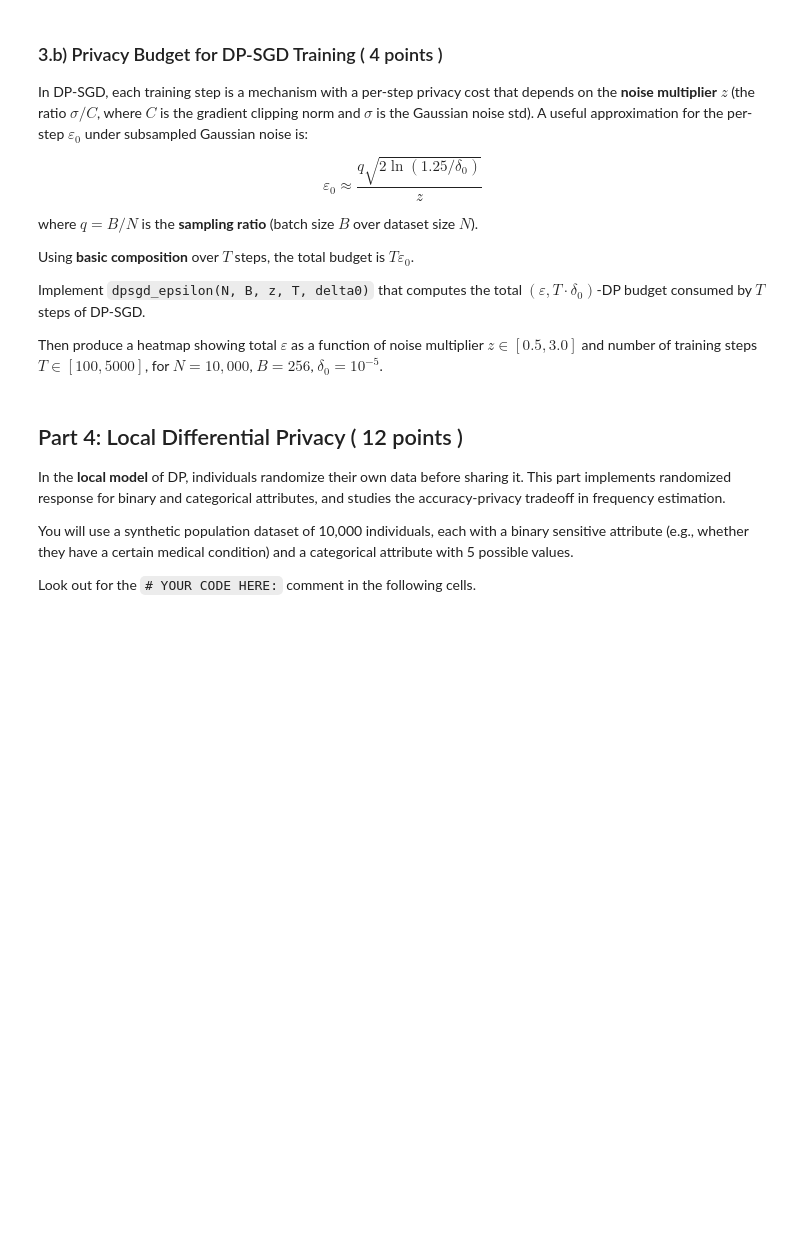
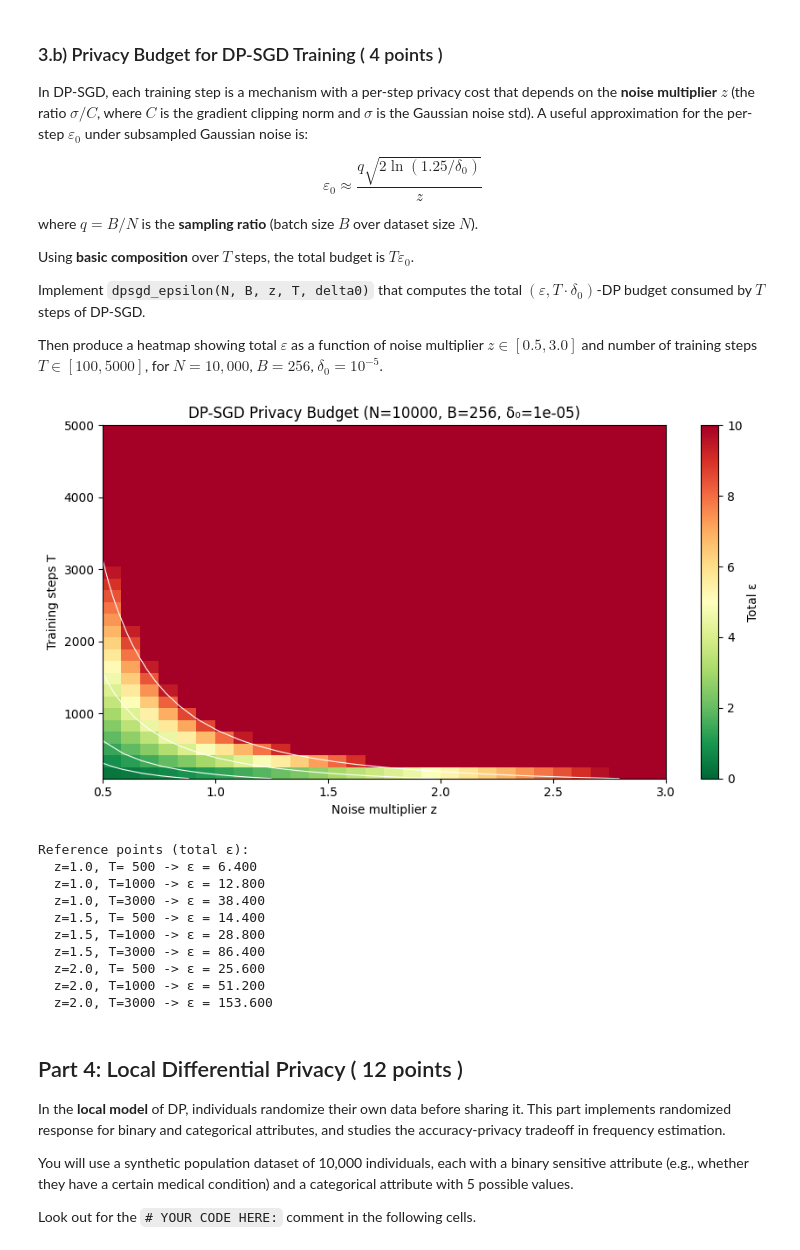
Before and after one commit to tgulur/EEP509-Lab2, a Jupyter notebook: Lab_Differential_Privacy.ipynb, the cells around one changed output. Drawn from its saved outputs; the diff is of its cells as text; code cells hidden in the pictures; blank space fills up the shorter version.

```diff
--- a/Lab_Differential_Privacy.ipynb
+++ b/Lab_Differential_Privacy.ipynb
@@ -467,35 +483,50 @@ def dpsgd_epsilon(N, B, z, T, delta0=1e-5):
     total_eps = 0.0
 
     # YOUR CODE HERE:
+    q = B / N  # sampling ratio
+    eps0 = q * z**2 / 2  # per-step epsilon (using moments accountant approximation)
+    total_eps = basic_composition(eps0, T)
 
     return total_eps
 
 
 def test_3b():
     N, B, delta0 = 10_000, 256, 1e-5
     z_vals = np.linspace(0.5, 3.0, 30)
     T_vals = np.linspace(100, 5000, 30).astype(int)
 
     heatmap = np.array([[dpsgd_epsilon(N, B, z, T, delta0)
                          for z in z_vals] for T in T_vals])
 
     plt.figure(figsize=(9, 5))
     im = plt.imshow(heatmap, aspect='auto', origin='lower',
                     extent=[z_vals[0], z_vals[-1], T_vals[0], T_vals[-1]],
                     cmap='RdYlGn_r', vmin=0, vmax=10)
     plt.colorbar(im, label='Total ε')
     plt.contour(z_vals, T_vals, heatmap, levels=[1, 2, 5, 10], colors='white', linewidths=0.8)
     plt.title(f'DP-SGD Privacy Budget (N={N}, B={B}, δ₀={delta0})')
     plt.xlabel('Noise multiplier z'); plt.ylabel('Training steps T')
     plt.tight_layout(); plt.show()
 
     # Print a few reference points
     print('Reference points (total ε):')
     for z in [1.0, 1.5, 2.0]:
         for T in [500, 1000, 3000]:
             print(f'  z={z}, T={T:4d} -> ε = {dpsgd_epsilon(N, B, z, T, delta0):.3f}')
 
 test_3b()
+# %% [output]
+[figure, added]
+Reference points (total ε):
+  z=1.0, T= 500 -> ε = 6.400
+  z=1.0, T=1000 -> ε = 12.800
+  z=1.0, T=3000 -> ε = 38.400
+  z=1.5, T= 500 -> ε = 14.400
+  z=1.5, T=1000 -> ε = 28.800
+  z=1.5, T=3000 -> ε = 86.400
+  z=2.0, T= 500 -> ε = 25.600
+  z=2.0, T=1000 -> ε = 51.200
+  z=2.0, T=3000 -> ε = 153.600
 # %% [markdown]
 ## Part 4: Local Differential Privacy ( 12 points )
 
```
Also changed, not shown: parts of 5 cells of this notebook.
